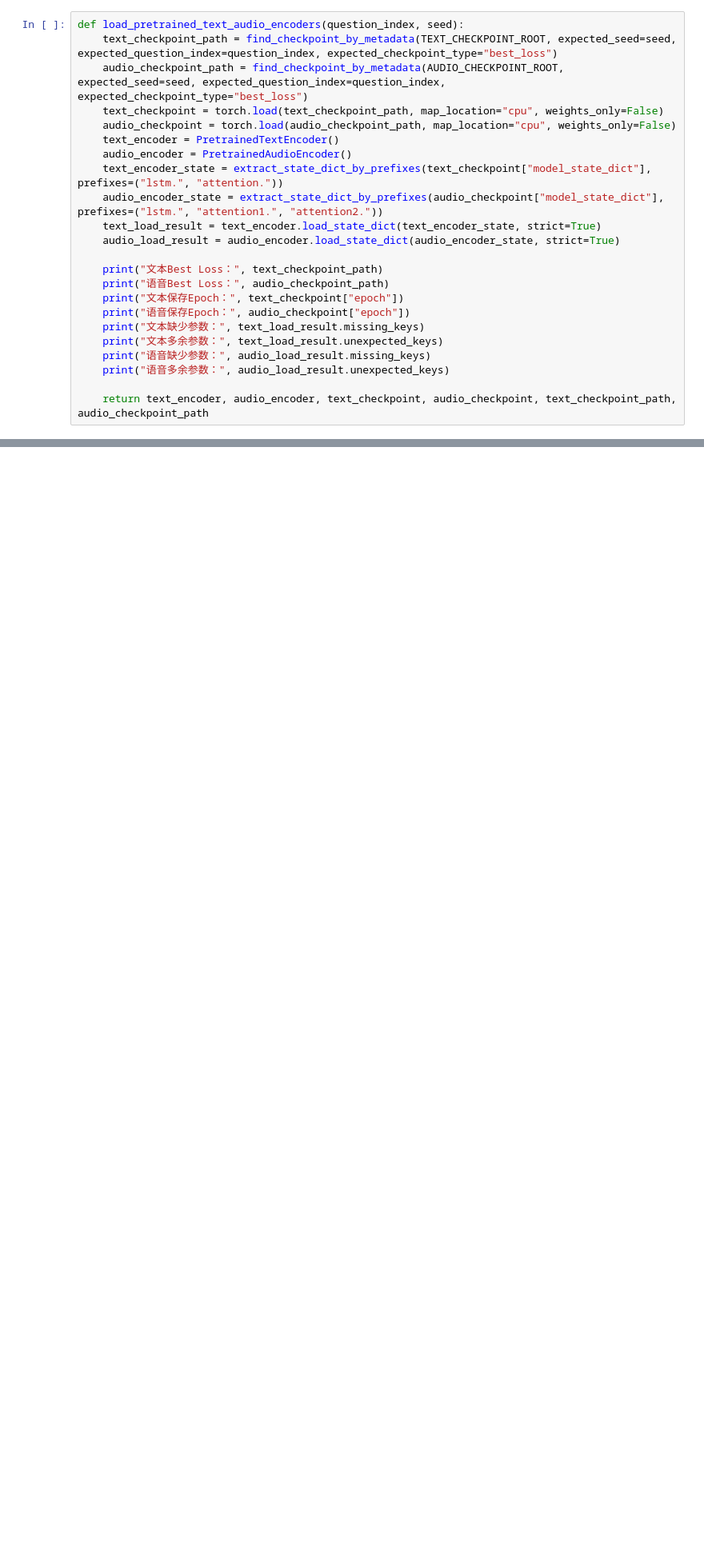
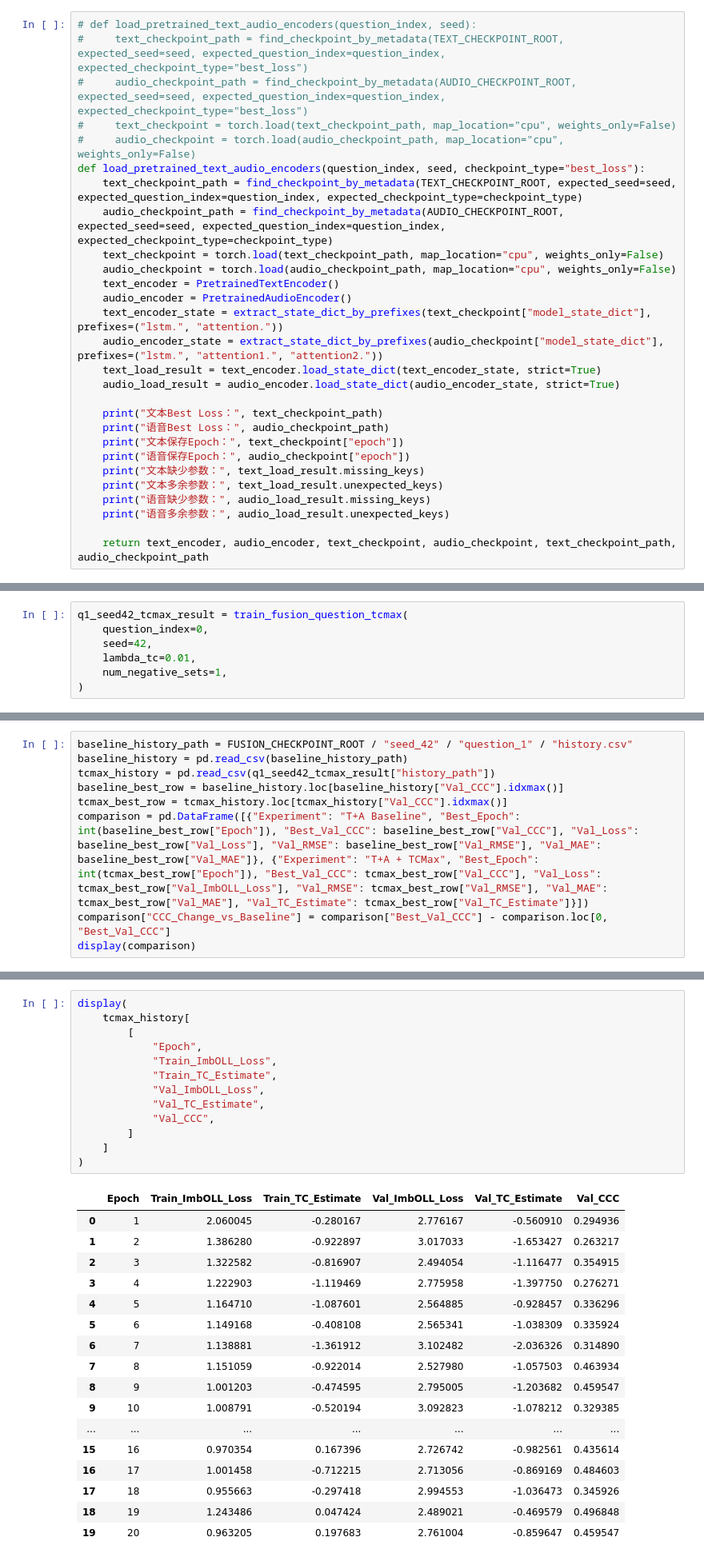
Before and after one commit to colderlyr/questmf_fuxian, a Jupyter notebook: Audio/self.ipynb, the cells around one changed output, grey strips where cells are left out. Shown at 80% size. Saved outputs shown, nothing was run; the diff lists cells and outputs as text; blank space fills up the shorter version.

```diff
--- a/Audio/self.ipynb
+++ b/Audio/self.ipynb
@@ -2093,9 +2093,14 @@ def extract_state_dict_by_prefixes(full_state_dict, prefixes):
 
     return selected_state_dict
 # %%
-def load_pretrained_text_audio_encoders(question_index, seed):
-    text_checkpoint_path = find_checkpoint_by_metadata(TEXT_CHECKPOINT_ROOT, expected_seed=seed, expected_question_index=question_index, expected_checkpoint_type="best_loss")
-    audio_checkpoint_path = find_checkpoint_by_metadata(AUDIO_CHECKPOINT_ROOT, expected_seed=seed, expected_question_index=question_index, expected_checkpoint_type="best_loss")
+# def load_pretrained_text_audio_encoders(question_index, seed):
+#     text_checkpoint_path = find_checkpoint_by_metadata(TEXT_CHECKPOINT_ROOT, expected_seed=seed, expected_question_index=question_index, expected_checkpoint_type="best_loss")
+#     audio_checkpoint_path = find_checkpoint_by_metadata(AUDIO_CHECKPOINT_ROOT, expected_seed=seed, expected_question_index=question_index, expected_checkpoint_type="best_loss")
+#     text_checkpoint = torch.load(text_checkpoint_path, map_location="cpu", weights_only=False)
+#     audio_checkpoint = torch.load(audio_checkpoint_path, map_location="cpu", weights_only=False)
+def load_pretrained_text_audio_encoders(question_index, seed, checkpoint_type="best_loss"):
+    text_checkpoint_path = find_checkpoint_by_metadata(TEXT_CHECKPOINT_ROOT, expected_seed=seed, expected_question_index=question_index, expected_checkpoint_type=checkpoint_type)
+    audio_checkpoint_path = find_checkpoint_by_metadata(AUDIO_CHECKPOINT_ROOT, expected_seed=seed, expected_question_index=question_index, expected_checkpoint_type=checkpoint_type)
     text_checkpoint = torch.load(text_checkpoint_path, map_location="cpu", weights_only=False)
     audio_checkpoint = torch.load(audio_checkpoint_path, map_location="cpu", weights_only=False)
     text_encoder = PretrainedTextEncoder()
@@ -3441,0 +4034,7 @@ print("三Seed汇总文件存在：", fusion_three_seed_summary_path.exists())
+# %%
+q1_seed42_tcmax_result = train_fusion_question_tcmax(
+    question_index=0,
+    seed=42,
+    lambda_tc=0.01,
+    num_negative_sets=1,
+)
@@ -3441,0 +4059,9 @@ print("三Seed汇总文件存在：", fusion_three_seed_summary_path.exists())
+# %%
+baseline_history_path = FUSION_CHECKPOINT_ROOT / "seed_42" / "question_1" / "history.csv"
+baseline_history = pd.read_csv(baseline_history_path)
+tcmax_history = pd.read_csv(q1_seed42_tcmax_result["history_path"])
+baseline_best_row = baseline_history.loc[baseline_history["Val_CCC"].idxmax()]
+tcmax_best_row = tcmax_history.loc[tcmax_history["Val_CCC"].idxmax()]
+comparison = pd.DataFrame([{"Experiment": "T+A Baseline", "Best_Epoch": int(baseline_best_row["Epoch"]), "Best_Val_CCC": baseline_best_row["Val_CCC"], "Val_Loss": baseline_best_row["Val_Loss"], "Val_RMSE": baseline_best_row["Val_RMSE"], "Val_MAE": baseline_best_row["Val_MAE"]}, {"Experiment": "T+A + TCMax", "Best_Epoch": int(tcmax_best_row["Epoch"]), "Best_Val_CCC": tcmax_best_row["Val_CCC"], "Val_Loss": tcmax_best_row["Val_ImbOLL_Loss"], "Val_RMSE": tcmax_best_row["Val_RMSE"], "Val_MAE": tcmax_best_row["Val_MAE"], "Val_TC_Estimate": tcmax_best_row["Val_TC_Estimate"]}])
+comparison["CCC_Change_vs_Baseline"] = comparison["Best_Val_CCC"] - comparison.loc[0, "Best_Val_CCC"]
+display(comparison)
@@ -3441,0 +4072,31 @@ print("三Seed汇总文件存在：", fusion_three_seed_summary_path.exists())
+# %%
+display(
+    tcmax_history[
+        [
+            "Epoch",
+            "Train_ImbOLL_Loss",
+            "Train_TC_Estimate",
+            "Val_ImbOLL_Loss",
+            "Val_TC_Estimate",
+            "Val_CCC",
+        ]
+    ]
+)
+# %% [output]
+|  | Epoch | Train_ImbOLL_Loss | Train_TC_Estimate | Val_ImbOLL_Loss | Val_TC_Estimate | Val_CCC |
+| 0 | 1 | 2.060045 | -0.280167 | 2.776167 | -0.560910 | 0.294936 |
+| 1 | 2 | 1.386280 | -0.922897 | 3.017033 | -1.653427 | 0.263217 |
+| 2 | 3 | 1.322582 | -0.816907 | 2.494054 | -1.116477 | 0.354915 |
+| 3 | 4 | 1.222903 | -1.119469 | 2.775958 | -1.397750 | 0.276271 |
+| 4 | 5 | 1.164710 | -1.087601 | 2.564885 | -0.928457 | 0.336296 |
+| 5 | 6 | 1.149168 | -0.408108 | 2.565341 | -1.038309 | 0.335924 |
+| 6 | 7 | 1.138881 | -1.361912 | 3.102482 | -2.036326 | 0.314890 |
+| 7 | 8 | 1.151059 | -0.922014 | 2.527980 | -1.057503 | 0.463934 |
+| 8 | 9 | 1.001203 | -0.474595 | 2.795005 | -1.203682 | 0.459547 |
+| 9 | 10 | 1.008791 | -0.520194 | 3.092823 | -1.078212 | 0.329385 |
+| ... | ... | ... | ... | ... | ... | ... |
+| 15 | 16 | 0.970354 | 0.167396 | 2.726742 | -0.982561 | 0.435614 |
+| 16 | 17 | 1.001458 | -0.712215 | 2.713056 | -0.869169 | 0.484603 |
+| 17 | 18 | 0.955663 | -0.297418 | 2.994553 | -1.036473 | 0.345926 |
+| 18 | 19 | 1.243486 | 0.047424 | 2.489021 | -0.469579 | 0.496848 |
+| 19 | 20 | 0.963205 | 0.197683 | 2.761004 | -0.859647 | 0.459547 |
```
Also changed, not shown: parts of 72 cells of this notebook, 1 other file.
